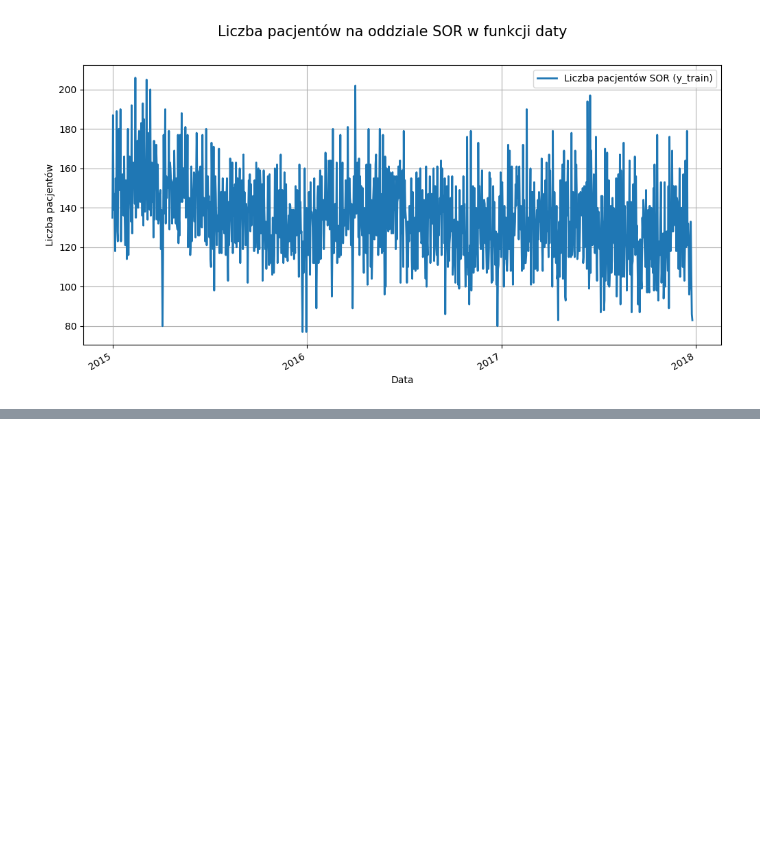
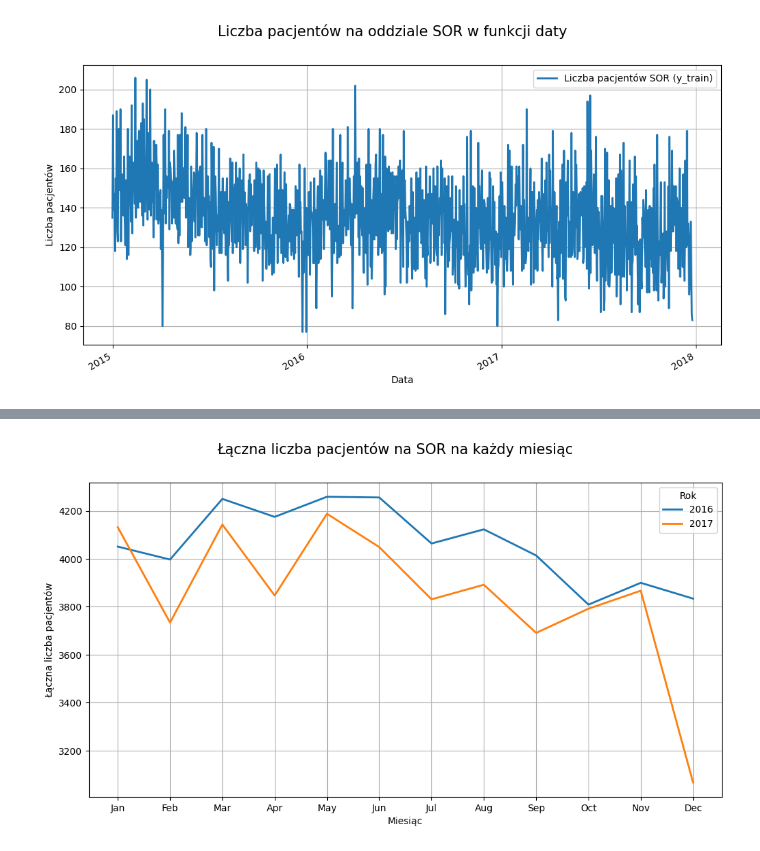
Before and after one commit to Nekq1601/Jupyter_SOR, a Jupyter notebook: Praktyki_SOR.ipynb, the cells around one changed output, grey strips where cells are left out. Cells and saved outputs as stored; diff of their text form; code cells hidden in the pictures; blank space fills up the shorter version.

Commit message:
Add plotMonthSumCounts() function

```diff
--- a/Praktyki_SOR.ipynb
+++ b/Praktyki_SOR.ipynb
@@ -103,0 +104,32 @@ plotMonthCounts(months=list(range(1, 13)), years=[2016, 2017], columns=["y_train
+# %%
+def plotTotalPatientsPerMonth(months, years, column, title="Łączna liczba pacjentów na SOR na każdy miesiąc"):
+    filtered_data = dfsor[dfsor['date'].dt.month.isin(months)]
+    filtered_data = filtered_data[filtered_data['date'].dt.year.isin(years)]
+
+    monthly_totals = filtered_data.groupby(
+        [filtered_data['date'].dt.year.rename('year'),
+         filtered_data['date'].dt.month.rename('month')]
+    )[column].sum().reset_index()
+
+    monthly_totals.rename(columns={column: 'total_patients'}, inplace=True)
+
+    fig, ax = plt.subplots(figsize=(12, 6))
+
+    for year in years:
+        data_for_year = monthly_totals[monthly_totals['year'] == year]
+        ax.plot(data_for_year['month'], data_for_year['total_patients'], lw=2, label=f"{year}")
+
+    ax.set_xticks(range(1, 13))
+    ax.set_xticklabels(['Jan', 'Feb', 'Mar', 'Apr', 'May', 'Jun', 'Jul', 'Aug', 'Sep', 'Oct', 'Nov', 'Dec'])
+
+    ax.set_xlabel("Miesiąc")
+    ax.set_ylabel("Łączna liczba pacjentów")
+    ax.legend(title="Rok")
+    ax.grid(True)
+    fig.suptitle(title, fontsize=15)
+
+    plt.show()
+
+plotTotalPatientsPerMonth(months=list(range(1, 13)), years=[2016, 2017], column="y_train")
+# %% [output]
+[figure, added]
```
Also changed, not shown: parts of 2 cells of this notebook.
